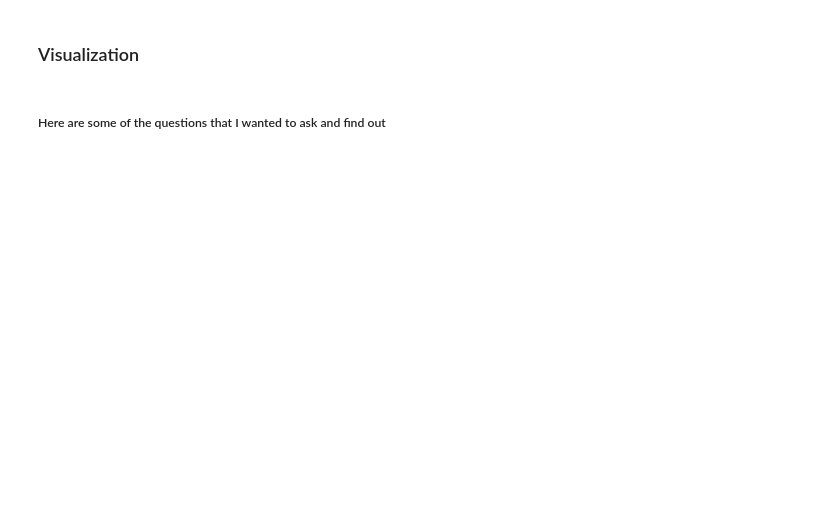
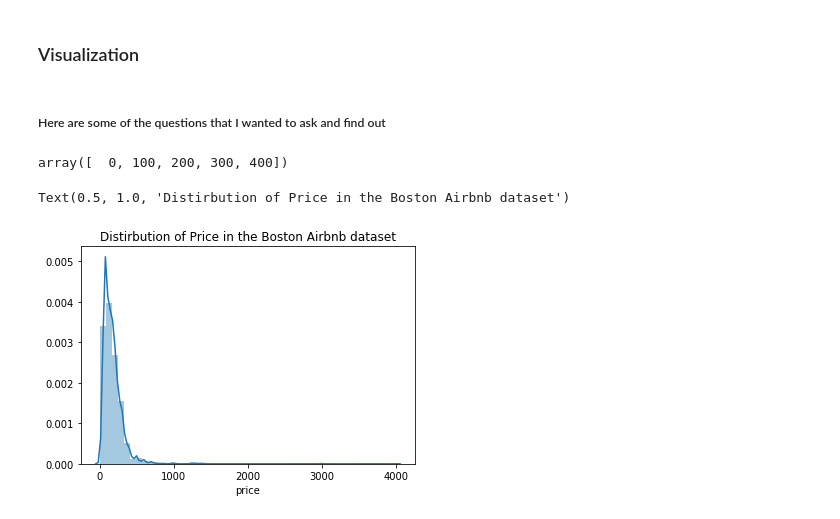
Before and after one commit to EthanTGo/airbnbdataset, a Jupyter notebook: Boston and Seattle Housing Analysis.ipynb, the cells around one changed output. Cells and saved outputs as stored; diff of their text form; code cells hidden in the pictures; blank space fills up the shorter version.

```diff
--- a/Boston and Seattle Housing Analysis.ipynb
+++ b/Boston and Seattle Housing Analysis.ipynb
@@ -67,0 +90,5 @@ msno.matrix(full_data)
+# %%
+col_to_keep = ['name', 'host_neighbourhood','city', 'room_type',
+               'accommodates', 'bathrooms', 'bedrooms', 'price', 'review_scores_rating']
+# %%
+boston_data = boston_data[col_to_keep]
@@ -67,0 +126,11 @@ msno.matrix(full_data)
+# %%
+from re import sub
+from decimal import Decimal
+
+money = '$6,150,593.22'
+value = Decimal(sub(r'[^\d.]', '', money))
+
+def money_to_float(currency):
+    return float(Decimal(sub(r'[^\d.]', '', currency)))
+# %%
+boston_data.price = boston_data.price.apply(money_to_float)
@@ -71,3 +148,13 @@ msno.matrix(full_data)
 ### Visualization
 # %% [markdown]
 ##### Here are some of the questions that I wanted to ask and find out
+# %%
+np.arange(0,500,100)
+# %% [output]
+array([  0, 100, 200, 300, 400])
+# %%
+ax = sns.distplot(boston_data['price'])
+ax.set_title('Distirbution of Price in the Boston Airbnb dataset')
+# %% [output]
+Text(0.5, 1.0, 'Distirbution of Price in the Boston Airbnb dataset')
+[figure, added]
```
Also changed, not shown: parts of 15 cells of this notebook.
